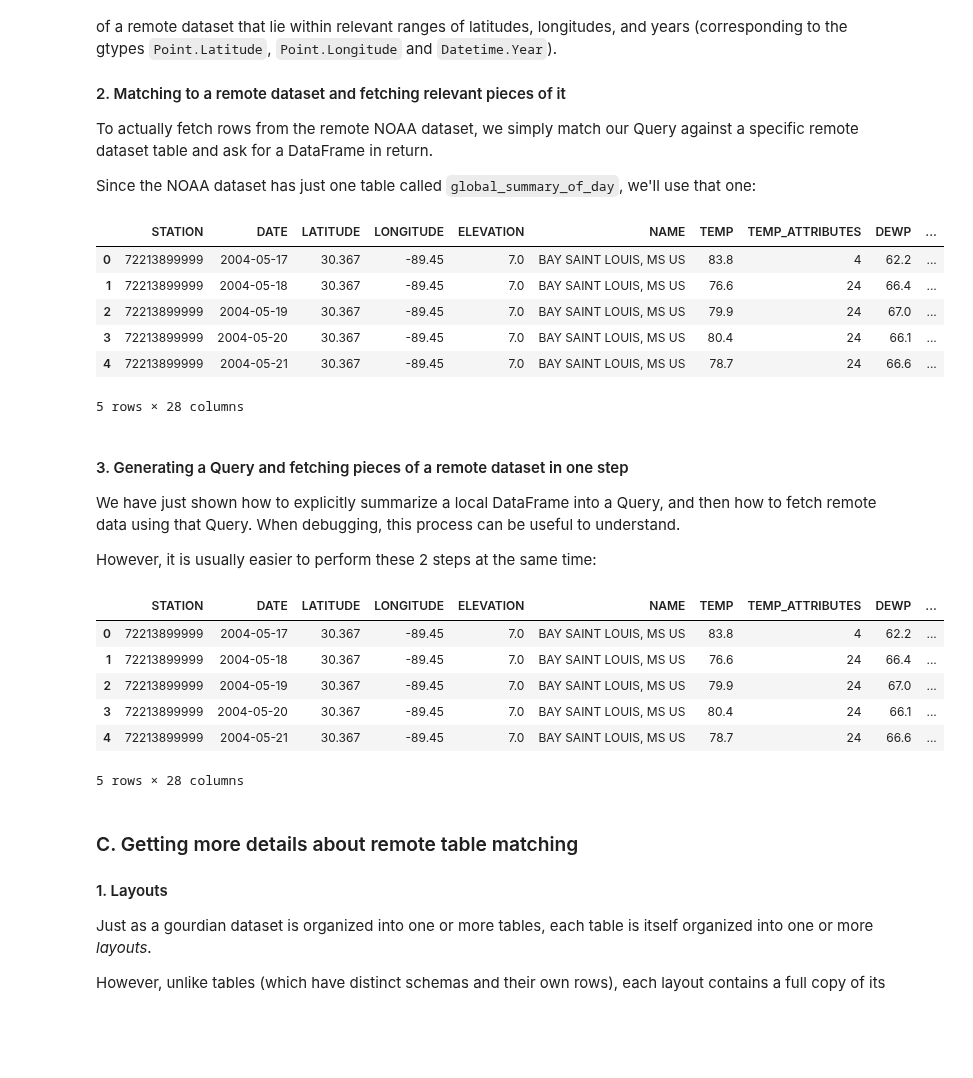
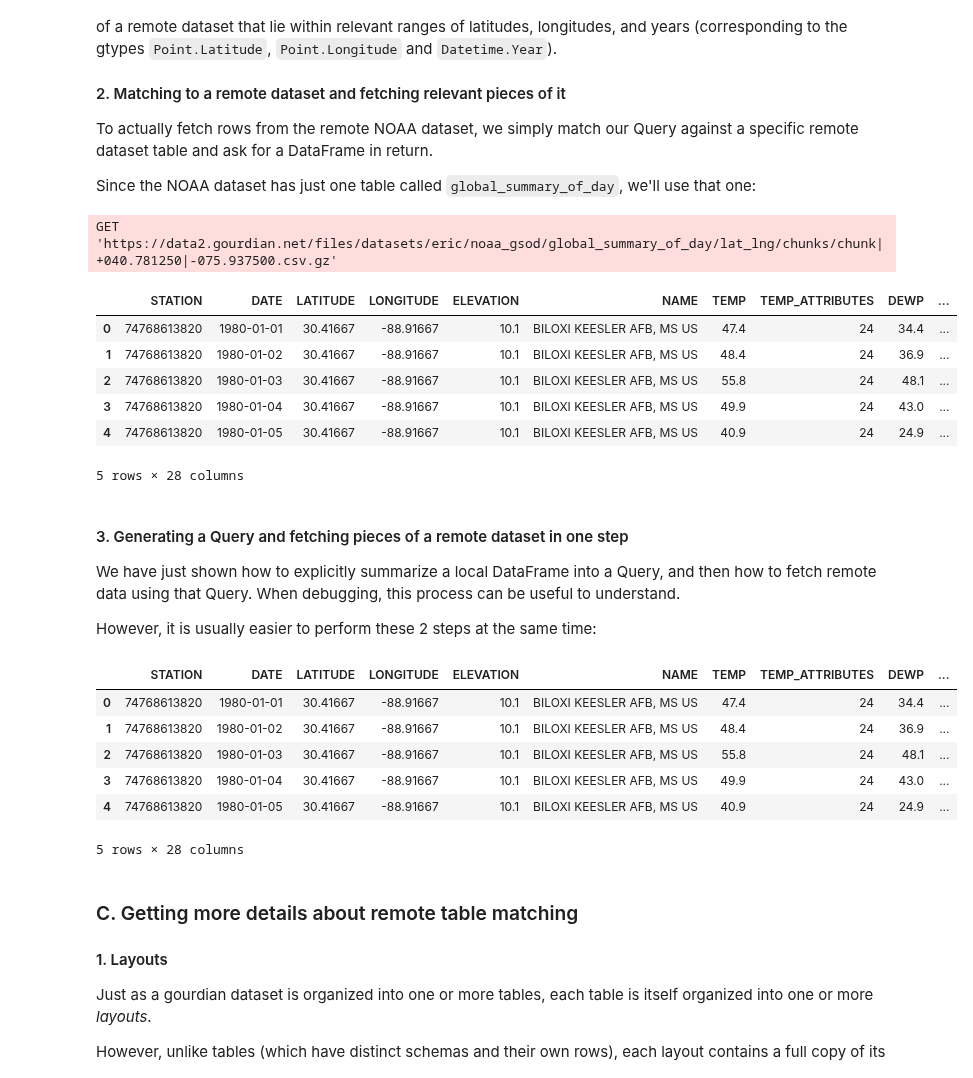
Before and after one commit to gourdian/gourdian, a Jupyter notebook: notebooks/howto_gourdian_in_python.ipynb, the cells around one changed output. Saved outputs shown, nothing was run; the diff lists cells and outputs as text; code cells hidden in the pictures; blank space fills up the shorter version.

```diff
--- a/notebooks/howto_gourdian_in_python.ipynb
+++ b/notebooks/howto_gourdian_in_python.ipynb
@@ -226,26 +224,27 @@ Since the NOAA dataset has just one table called `global_summary_of_day`, we'll
 # %%
 # Summarize our local dataframe into a Query.
 query = local_df.gourdian.query(how={
     'CRASH DATE': gtypes.Datetime.Year,
     'LATITUDE': gtypes.Point.Latitude,
     'LONGITUDE': gtypes.Point.Longitude,
 })
 
 # Get the Table containing the remote data we want.
-table = client.table('eric/noaa.global_summary_of_day')
+table = client.table('eric/noaa_gsod.global_summary_of_day')
 
 # Explicitly match our query against that table, and ask for a dataframe via df().
 match = query.match_table(table=table)
 remote_df = match.df()
 remote_df.head()
 # %% [output]
+GET 'https://data2.gourdian.net/files/datasets/eric/noaa_gsod/global_summary_of_day/lat_lng/chunks/chunk|+040.781250|-075.937500.csv.gz'
 |  | STATION | DATE | LATITUDE | LONGITUDE | ELEVATION | NAME | TEMP | TEMP_ATTRIBUTES | DEWP | ... |
-| 0 | 72213899999 | 2004-05-17 | 30.367 | -89.45 | 7.0 | BAY SAINT LOUIS, MS US | 83.8 | 4 | 62.2 | ... |
-| 1 | 72213899999 | 2004-05-18 | 30.367 | -89.45 | 7.0 | BAY SAINT LOUIS, MS US | 76.6 | 24 | 66.4 | ... |
-| 2 | 72213899999 | 2004-05-19 | 30.367 | -89.45 | 7.0 | BAY SAINT LOUIS, MS US | 79.9 | 24 | 67.0 | ... |
-| 3 | 72213899999 | 2004-05-20 | 30.367 | -89.45 | 7.0 | BAY SAINT LOUIS, MS US | 80.4 | 24 | 66.1 | ... |
-| 4 | 72213899999 | 2004-05-21 | 30.367 | -89.45 | 7.0 | BAY SAINT LOUIS, MS US | 78.7 | 24 | 66.6 | ... |
+| 0 | 74768613820 | 1980-01-01 | 30.41667 | -88.91667 | 10.1 | BILOXI KEESLER AFB, MS US | 47.4 | 24 | 34.4 | ... |
+| 1 | 74768613820 | 1980-01-02 | 30.41667 | -88.91667 | 10.1 | BILOXI KEESLER AFB, MS US | 48.4 | 24 | 36.9 | ... |
+| 2 | 74768613820 | 1980-01-03 | 30.41667 | -88.91667 | 10.1 | BILOXI KEESLER AFB, MS US | 55.8 | 24 | 48.1 | ... |
+| 3 | 74768613820 | 1980-01-04 | 30.41667 | -88.91667 | 10.1 | BILOXI KEESLER AFB, MS US | 49.9 | 24 | 43.0 | ... |
+| 4 | 74768613820 | 1980-01-05 | 30.41667 | -88.91667 | 10.1 | BILOXI KEESLER AFB, MS US | 40.9 | 24 | 24.9 | ... |
-5 rows × 28 columns
+5 rows × 28 columns
 # %% [markdown]
 #### 3. Generating a Query and fetching pieces of a remote dataset in one step
 
@@ -254,7 +253,7 @@ We have just shown how to explicitly summarize a local DataFrame into a Query, a
 However, it is usually easier to perform these 2 steps at the same time:
 # %%
 match = local_df.gourdian.match(
-    endpointer='eric/noaa.global_summary_of_day',
+    endpointer='eric/noaa_gsod.global_summary_of_day',
     how={
     'CRASH DATE': gtypes.Datetime.Year,
     'LATITUDE': gtypes.Point.Latitude,
@@ -264,11 +263,11 @@ match = local_df.gourdian.match(
 match.df().head()
 # %% [output]
 |  | STATION | DATE | LATITUDE | LONGITUDE | ELEVATION | NAME | TEMP | TEMP_ATTRIBUTES | DEWP | ... |
-| 0 | 72213899999 | 2004-05-17 | 30.367 | -89.45 | 7.0 | BAY SAINT LOUIS, MS US | 83.8 | 4 | 62.2 | ... |
-| 1 | 72213899999 | 2004-05-18 | 30.367 | -89.45 | 7.0 | BAY SAINT LOUIS, MS US | 76.6 | 24 | 66.4 | ... |
-| 2 | 72213899999 | 2004-05-19 | 30.367 | -89.45 | 7.0 | BAY SAINT LOUIS, MS US | 79.9 | 24 | 67.0 | ... |
-| 3 | 72213899999 | 2004-05-20 | 30.367 | -89.45 | 7.0 | BAY SAINT LOUIS, MS US | 80.4 | 24 | 66.1 | ... |
-| 4 | 72213899999 | 2004-05-21 | 30.367 | -89.45 | 7.0 | BAY SAINT LOUIS, MS US | 78.7 | 24 | 66.6 | ... |
+| 0 | 74768613820 | 1980-01-01 | 30.41667 | -88.91667 | 10.1 | BILOXI KEESLER AFB, MS US | 47.4 | 24 | 34.4 | ... |
+| 1 | 74768613820 | 1980-01-02 | 30.41667 | -88.91667 | 10.1 | BILOXI KEESLER AFB, MS US | 48.4 | 24 | 36.9 | ... |
+| 2 | 74768613820 | 1980-01-03 | 30.41667 | -88.91667 | 10.1 | BILOXI KEESLER AFB, MS US | 55.8 | 24 | 48.1 | ... |
+| 3 | 74768613820 | 1980-01-04 | 30.41667 | -88.91667 | 10.1 | BILOXI KEESLER AFB, MS US | 49.9 | 24 | 43.0 | ... |
+| 4 | 74768613820 | 1980-01-05 | 30.41667 | -88.91667 | 10.1 | BILOXI KEESLER AFB, MS US | 40.9 | 24 | 24.9 | ... |
 5 rows × 28 columns
 # %% [markdown]
 ### C. Getting more details about remote table matching
```
Also changed, not shown: parts of 13 cells of this notebook, 1 other file.
